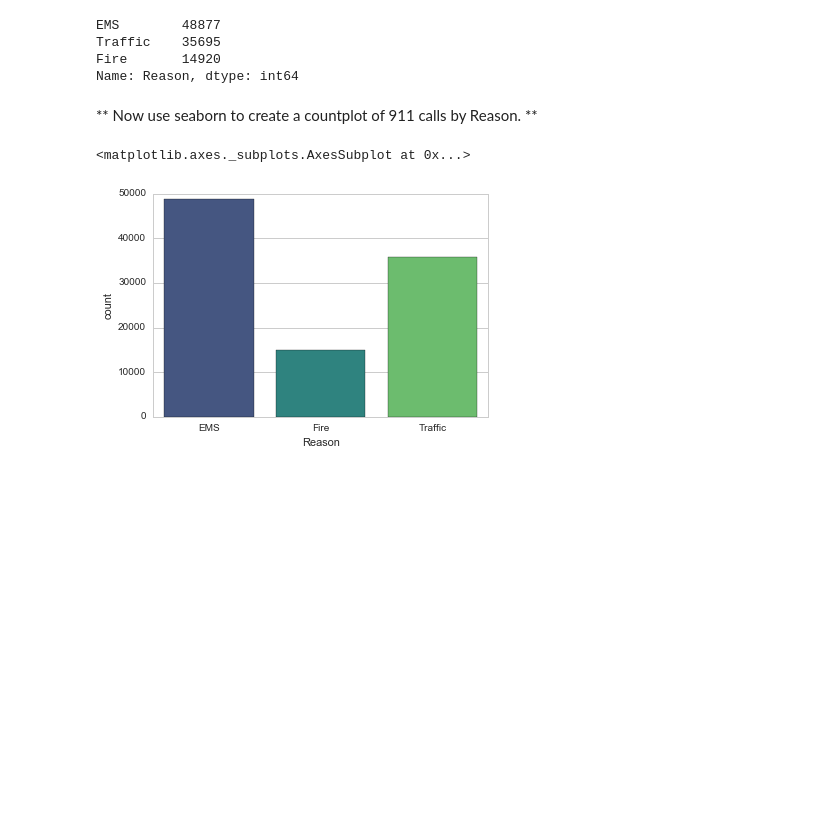
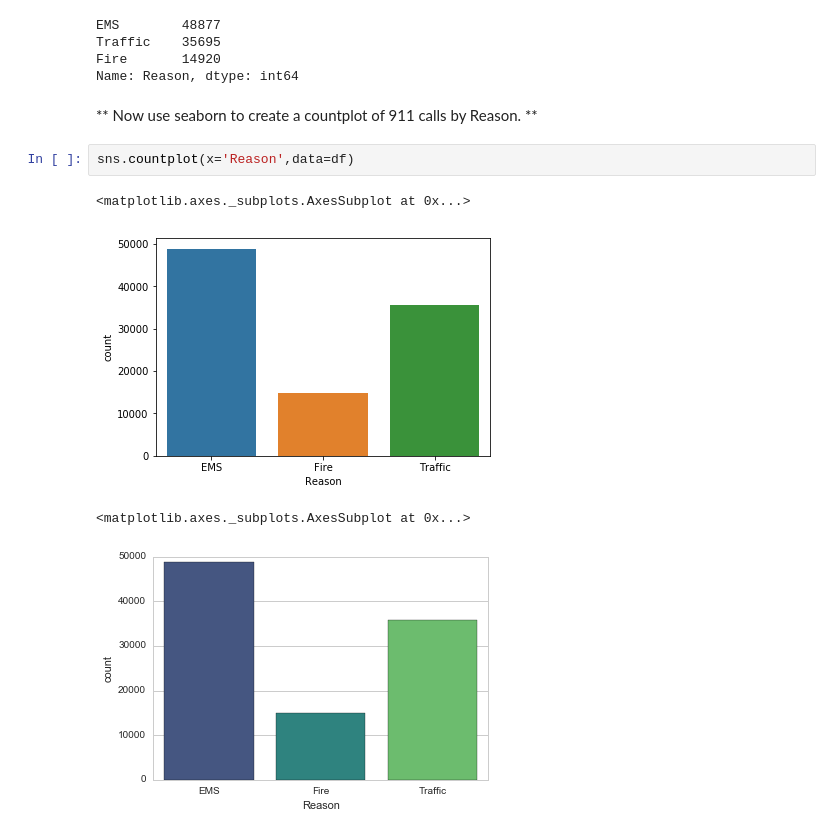
Before and after one commit to M-Younus/ml-py-bootcamp-projs, a Jupyter notebook: capstone/911 Calls Data Capstone Project .ipynb, the cells around one changed output. Saved outputs shown, nothing was run; the diff lists cells and outputs as text; blank space fills up the shorter version.

```diff
--- a/capstone/911 Calls Data Capstone Project .ipynb
+++ b/capstone/911 Calls Data Capstone Project .ipynb
@@ -153,6 +158,11 @@ Fire       14920
 Name: Reason, dtype: int64
 # %% [markdown]
 ** Now use seaborn to create a countplot of 911 calls by Reason. **
+# %%
+sns.countplot(x='Reason',data=df)
+# %% [output]
+<matplotlib.axes._subplots.AxesSubplot at 0x...>
+[figure, added]
 # %%
 # %% [output]
 <matplotlib.axes._subplots.AxesSubplot at 0x...>
```
Also changed, not shown: parts of 41 cells of this notebook.
